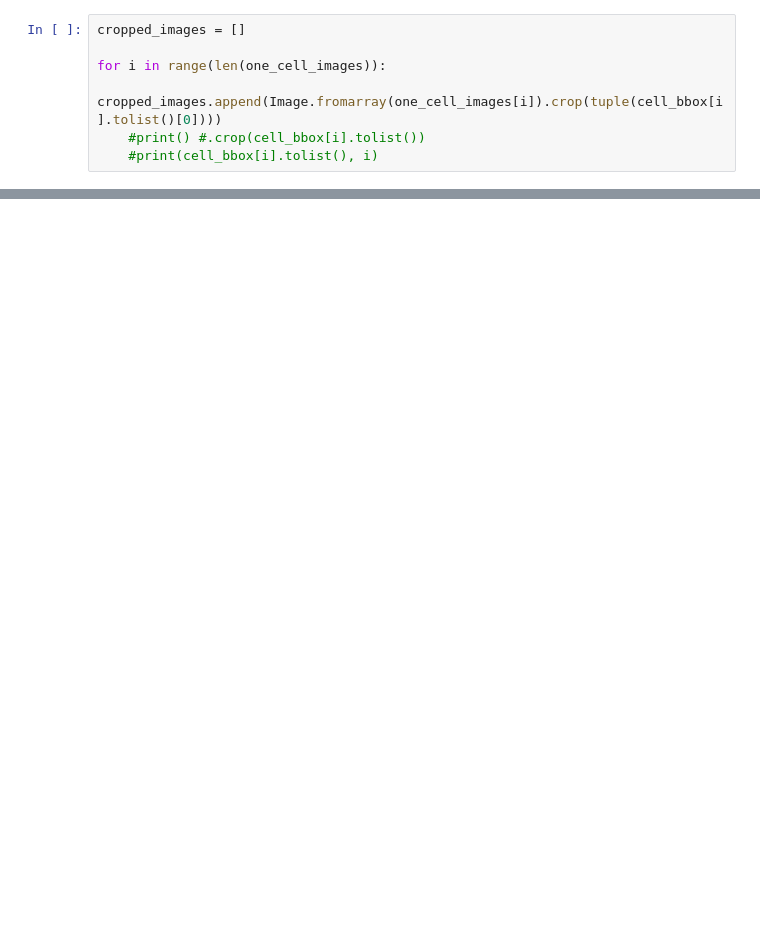
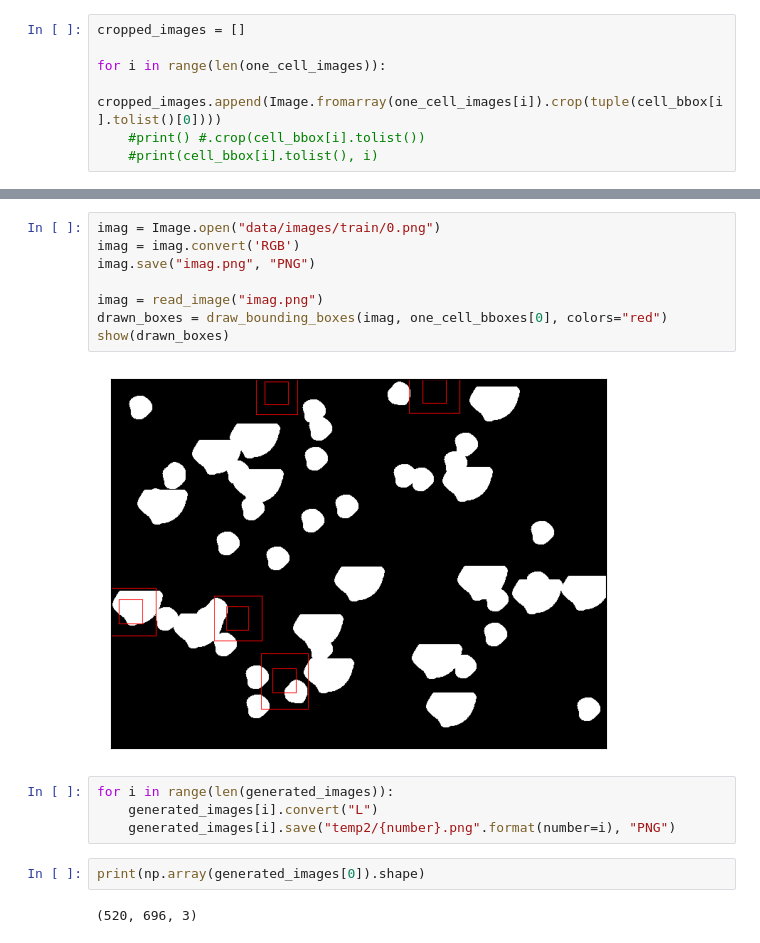
Before and after one commit to shbatgh/ai-internship, a Jupyter notebook: data_maker_notebook.ipynb, the cells around one changed output, grey strips where cells are left out. Saved outputs shown, nothing was run; the diff lists cells and outputs as text; blank space fills up the shorter version.

```diff
--- a/data_maker_notebook.ipynb
+++ b/data_maker_notebook.ipynb
@@ -123,0 +297,18 @@ plt.imshow(cropped_images[20], cmap="gray")
+# %%
+imag = Image.open("data/images/train/0.png")
+imag = imag.convert('RGB')
+imag.save("imag.png", "PNG")
+
+imag = read_image("imag.png")
+drawn_boxes = draw_bounding_boxes(imag, one_cell_bboxes[0], colors="red")
+show(drawn_boxes)
+# %% [output]
+[figure, added]
+# %%
+for i in range(len(generated_images)):
+    generated_images[i].convert("L")
+    generated_images[i].save("temp2/{number}.png".format(number=i), "PNG")
+# %%
+print(np.array(generated_images[0]).shape)
+# %% [output]
+(520, 696, 3)
```
Also changed, not shown: parts of 59 cells of this notebook, 2 other files.
